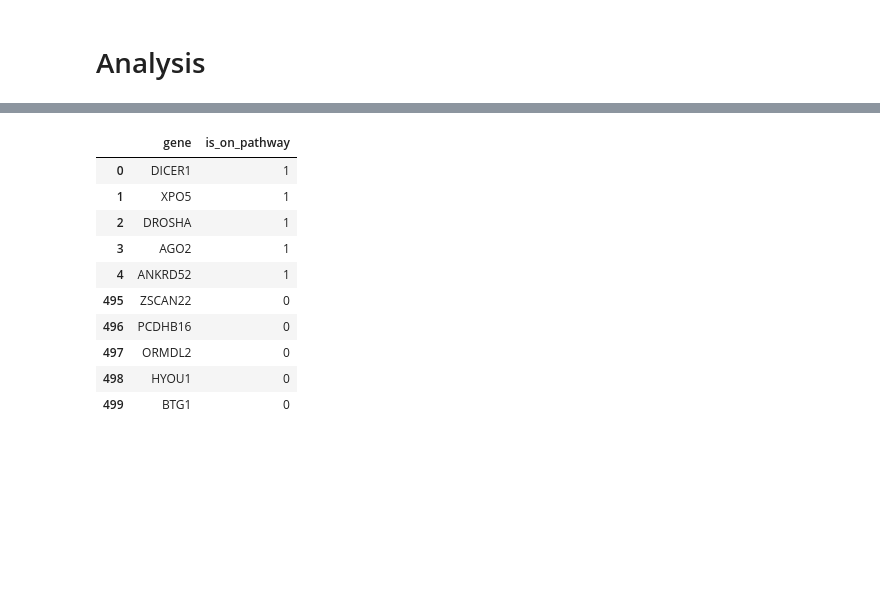
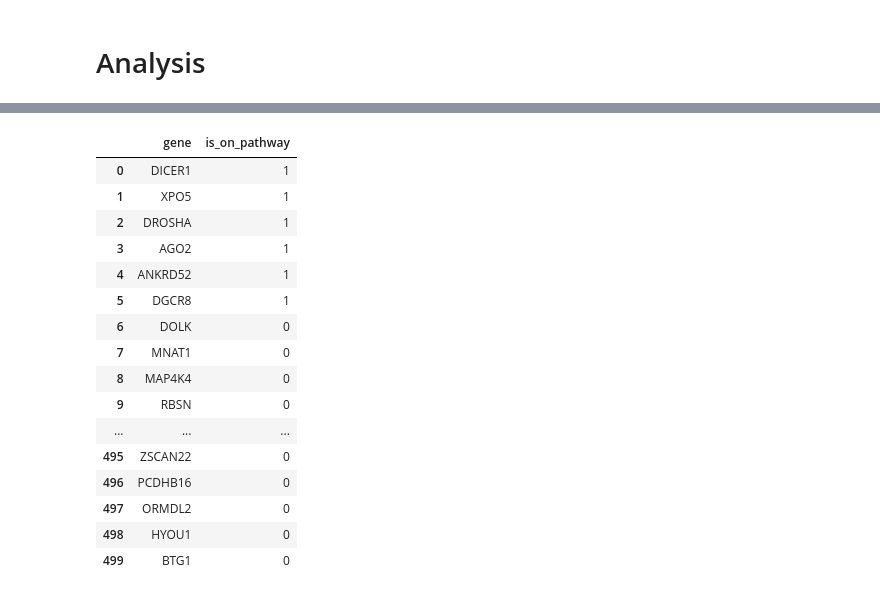
Before and after one commit to panther1427/Bachelorprojekt, a Jupyter notebook: Xavier_DataAnalysis/k1_initial_analysis.ipynb, the cells around one changed output, grey strips where cells are left out. Cells and saved outputs as stored; diff of their text form; code cells hidden in the pictures; blank space fills up the shorter version.

```diff
--- a/Xavier_DataAnalysis/k1_initial_analysis.ipynb
+++ b/Xavier_DataAnalysis/k1_initial_analysis.ipynb
@@ -26,8 +27,11 @@ df_correlations.head()
 | 3 | AGO2 | 0,329596473 | 21,20102211 | DICER1 | chr8 | 140559591,8 | 8 | 4 | ... |
 | 4 | ANKRD52 | 0,298301131 | 17,34229262 | DICER1 | chr12 | 56255045,25 | 12 | 5 | ... |
 # %%
-# TODO: Make gene selection easier
-selected_columns = pd.concat([df_correlations["gene"][:5], df_correlations["gene"][-5:]]).to_list()
+# TODO: Consider making gene selection even easier?
+
+number_of_genes = 20 # Should be an even number
+assert(number_of_genes % 2 == 0)
+selected_columns = pd.concat([df_correlations["gene"][:number_of_genes // 2], df_correlations["gene"][-number_of_genes // 2:]]).to_list()
 selected_columns = tuple(selected_columns)
 selected_columns, len(selected_columns)
 # %% [output]
@@ -115,12 +142,18 @@ array([[ 0.48939537],
 # %%
-pd.concat([df_correlations[["gene", "is_on_pathway"]][:5], df_correlations[["gene", "is_on_pathway"]][-5:]])
+pd.concat([df_correlations[["gene", "is_on_pathway"]][:number_of_genes // 2], df_correlations[["gene", "is_on_pathway"]][-number_of_genes // 2:]])
 # %% [output]
 |  | gene | is_on_pathway |
 | 0 | DICER1 | 1 |
 | 1 | XPO5 | 1 |
 | 2 | DROSHA | 1 |
 | 3 | AGO2 | 1 |
 | 4 | ANKRD52 | 1 |
+| 5 | DGCR8 | 1 |
+| 6 | DOLK | 0 |
+| 7 | MNAT1 | 0 |
+| 8 | MAP4K4 | 0 |
+| 9 | RBSN | 0 |
+| ... | ... | ... |
 | 495 | ZSCAN22 | 0 |
 | 496 | PCDHB16 | 0 |
 | 497 | ORMDL2 | 0 |
```
Also changed, not shown: parts of 13 cells of this notebook.
